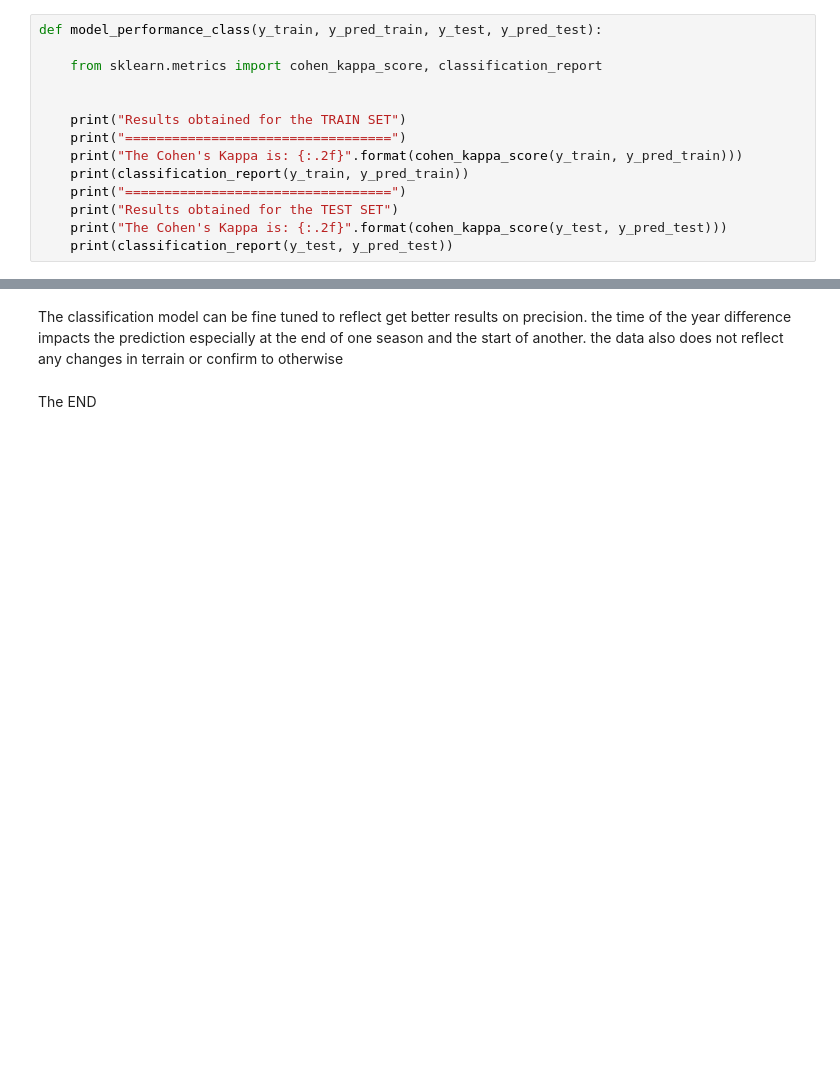
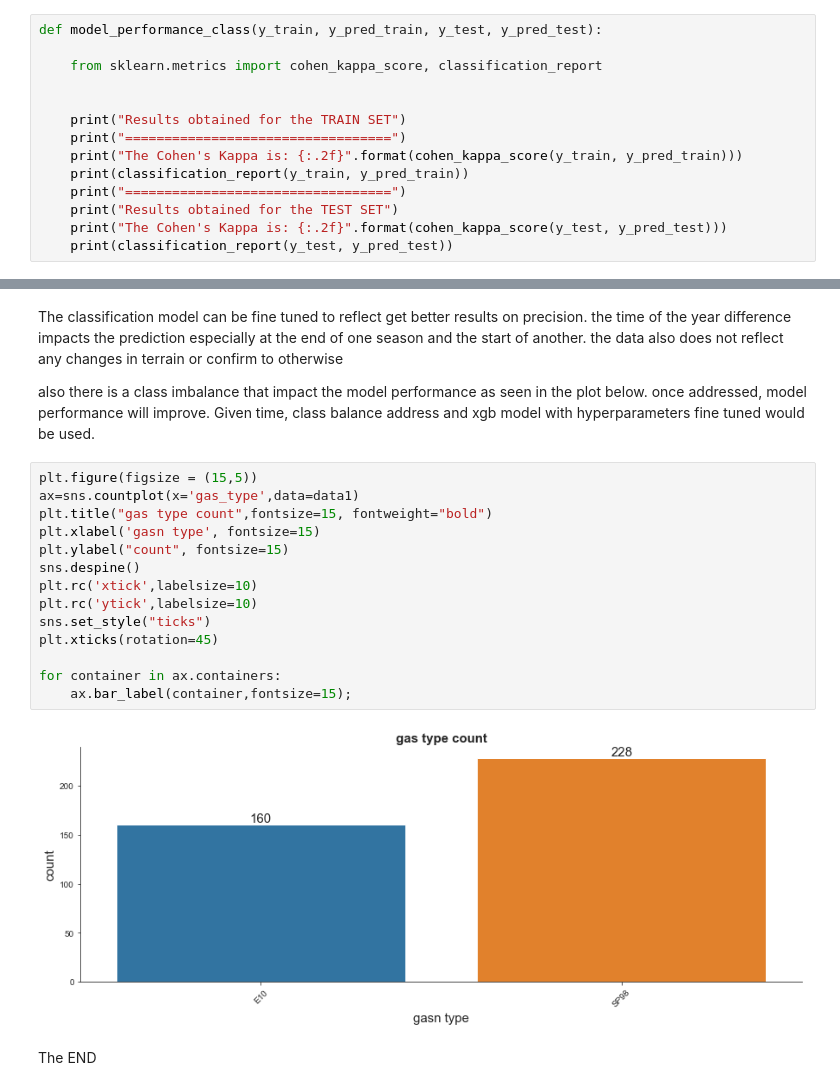
Before and after one commit to aelarabi/careerweek_data-analytics-challenge, a Jupyter notebook: Enter_fuel_challenge.ipynb, the cells around one changed output, grey strips where cells are left out. Cells and saved outputs as stored; diff of their text form; blank space fills up the shorter version.

```diff
--- a/Enter_fuel_challenge.ipynb
+++ b/Enter_fuel_challenge.ipynb
@@ -497,5 +512,25 @@ weighted avg       0.63      0.66      0.64        59
 The classification model can be fine tuned to reflect get better results on precision.
 the time of the year difference impacts the prediction especially at the end of one season and the start of another.
 the data also does not reflect any changes in terrain or confirm to otherwise
+
+also there is a class imbalance that impact the model performance as seen in the plot below.
+once addressed, model performance will improve.
+Given time, class balance address and xgb model with hyperparameters fine tuned would be used.
+# %%
+plt.figure(figsize = (15,5))
+ax=sns.countplot(x='gas_type',data=data1)
+plt.title("gas type count",fontsize=15, fontweight="bold")
+plt.xlabel('gasn type', fontsize=15)
+plt.ylabel("count", fontsize=15)
+sns.despine()
+plt.rc('xtick',labelsize=10)
+plt.rc('ytick',labelsize=10)
+sns.set_style("ticks")
+plt.xticks(rotation=45)
+
+for container in ax.containers:
+    ax.bar_label(container,fontsize=15);
+# %% [output]
+[figure, added]
 # %% [markdown]
 The END
```
Also changed, not shown: parts of 9 cells of this notebook.
